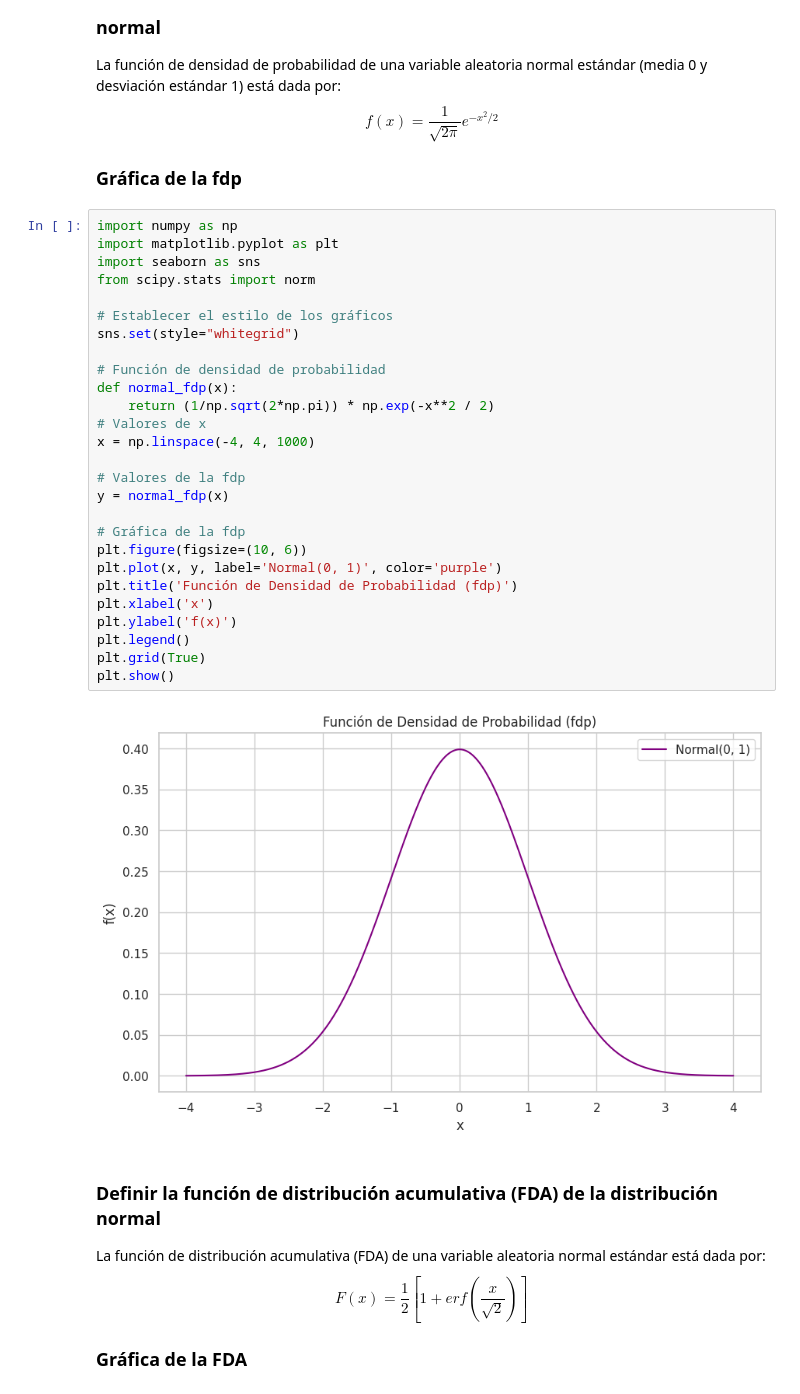
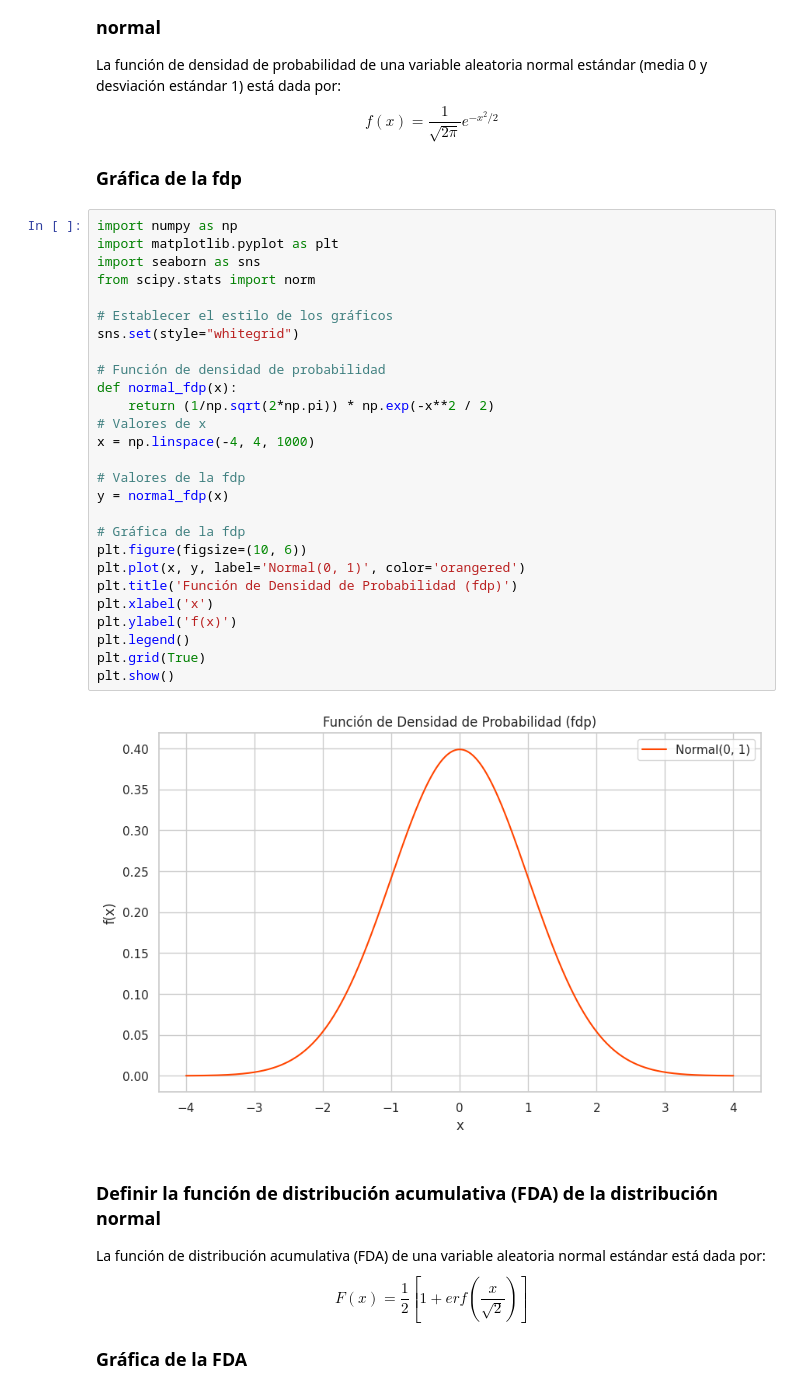
Before and after one commit to FernandoElizarraras7/SIMULACION-I, a Jupyter notebook: ACEPTACION_Y_RECHAZO.ipynb, the cells around one changed output. Cells and saved outputs as stored; diff of their text form.

```diff
--- a/ACEPTACION_Y_RECHAZO.ipynb
+++ b/ACEPTACION_Y_RECHAZO.ipynb
@@ -11,32 +11,32 @@ $$f(x)=\frac{1}{\sqrt{2π}}e^{-x^2/2}$$
 # %%
 import numpy as np
 import matplotlib.pyplot as plt
 import seaborn as sns
 from scipy.stats import norm
 
 # Establecer el estilo de los gráficos
 sns.set(style="whitegrid")
 
 # Función de densidad de probabilidad
 def normal_fdp(x):
     return (1/np.sqrt(2*np.pi)) * np.exp(-x**2 / 2)
 # Valores de x
 x = np.linspace(-4, 4, 1000)
 
 # Valores de la fdp
 y = normal_fdp(x)
 
 # Gráfica de la fdp
 plt.figure(figsize=(10, 6))
-plt.plot(x, y, label='Normal(0, 1)', color='purple')
+plt.plot(x, y, label='Normal(0, 1)', color='orangered')
 plt.title('Función de Densidad de Probabilidad (fdp)')
 plt.xlabel('x')
 plt.ylabel('f(x)')
 plt.legend()
 plt.grid(True)
 plt.show()
 # %% [output]
-[figure, old version]
+[figure, new version]
 # %% [markdown]
 ### Definir la función de distribución acumulativa (FDA) de la distribución normal
 La función de distribución acumulativa (FDA) de una variable aleatoria normal estándar está dada por:
```
Also changed, not shown: parts of 1 cell of this notebook.
